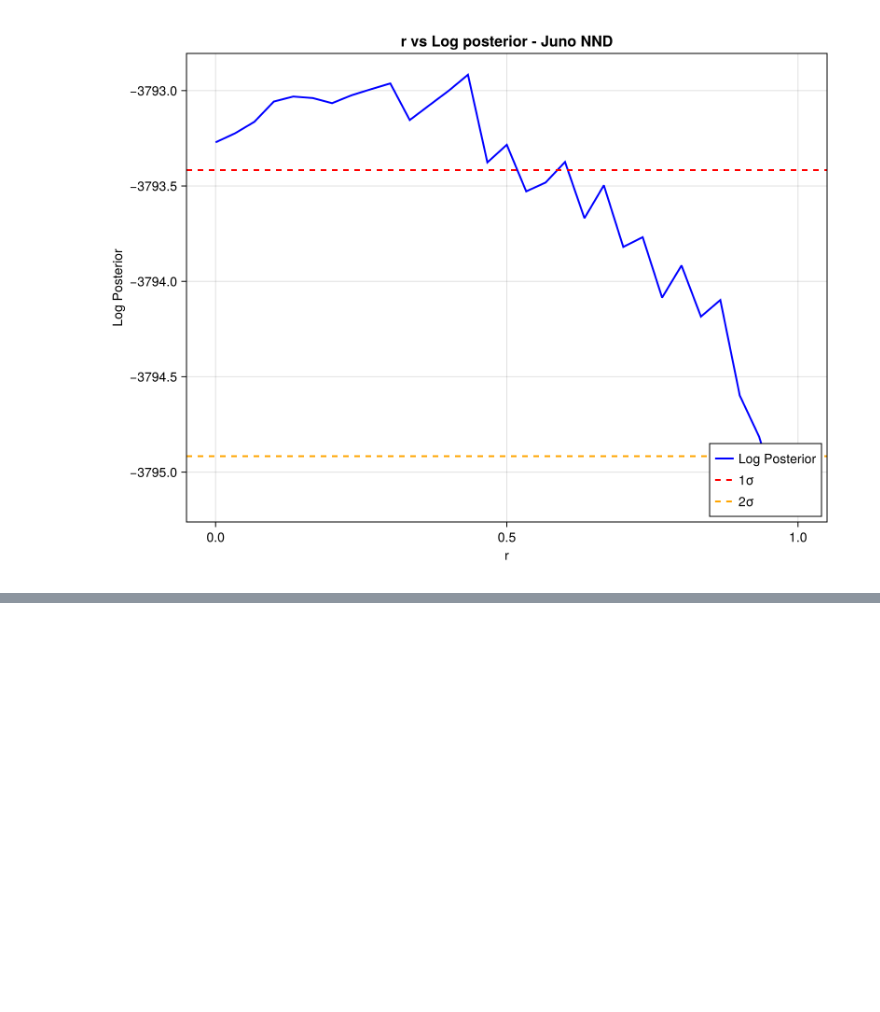
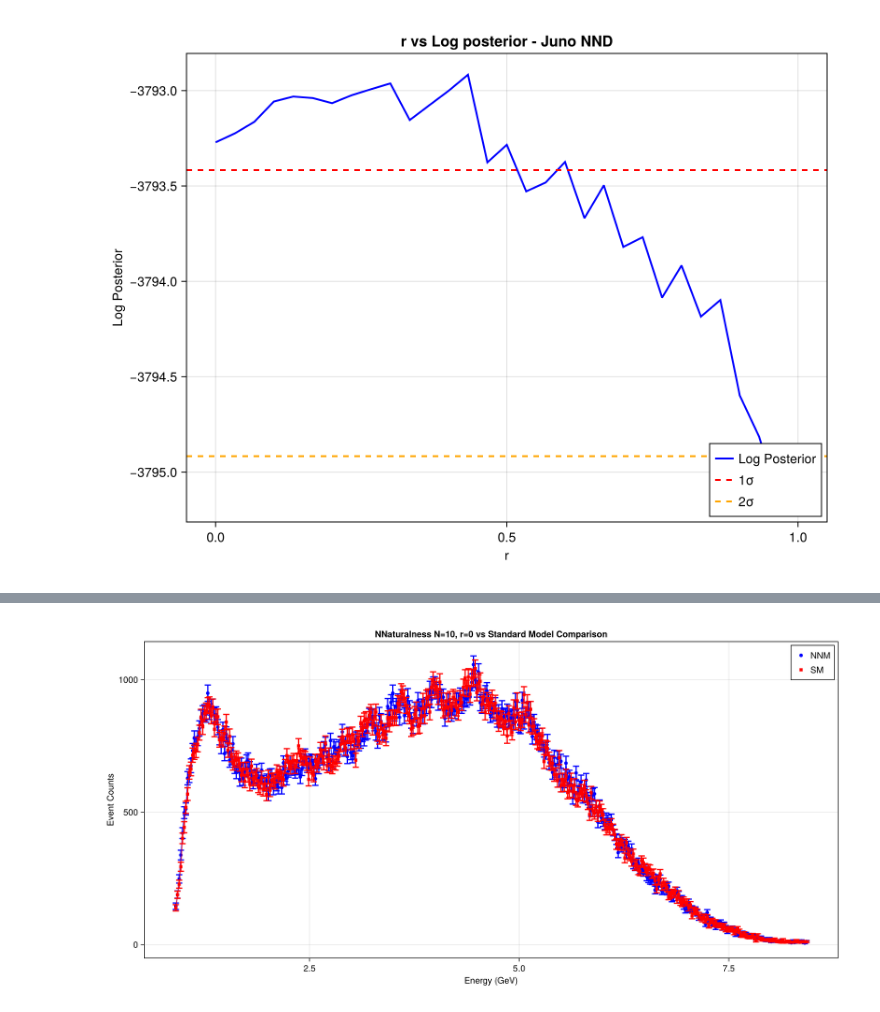
Before and after one commit to philippeller/Newtrinos.jl, a Jupyter notebook: notebooks/juno.ipynb, the cells around one changed output, grey strips where cells are left out. Drawn from its saved outputs; the diff is of its cells as text; code cells hidden in the pictures; blank space fills up the shorter version.

```diff
--- a/notebooks/juno.ipynb
+++ b/notebooks/juno.ipynb
@@ -214,0 +238,2 @@ display("image/png", fig)
+# %%
+p = Newtrinos.get_params(experiments)
@@ -214,0 +242,4 @@ display("image/png", fig)
+# %%
+toy_data_NN = Newtrinos.generate_toy_data(experiments.juno, p)
+poisson_err_NN=sqrt.(toy_data_NN)
+energy= experiments.juno.assets.E_bins_visible
@@ -214,0 +284,2 @@ display("image/png", fig)
+# %%
+p_SM= Newtrinos.get_params(experiments_SM)
@@ -214,0 +288,3 @@ display("image/png", fig)
+# %%
+toy_data_SM = Newtrinos.generate_toy_data(experiments_SM.juno, p_SM)
+poisson_err_SM=sqrt.(toy_data_SM)
@@ -214,0 +309,40 @@ display("image/png", fig)
+# %%
+using CairoMakie
+
+# Create the figure
+fig = Figure(size = (1200, 600))
+ax = Axis(fig[1, 1],
+    xlabel = "Energy (GeV)",
+    ylabel = "Event Counts",
+    title = "NNaturalness N=10, r=0 vs Standard Model Comparison")
+
+# Plot both datasets with error bars
+errorbars!(ax, energy, toy_data_NN, poisson_err_NN,
+          color = :blue, linewidth = 2, whiskerwidth = 10)
+scatter!(ax, energy, toy_data_NN,
+        color = :blue, markersize = 8, label = "NNM")
+lines!(ax, energy, toy_data_NN,
+       color = :blue, linewidth = 1.5, alpha = 0.7)
+
+errorbars!(ax, energy, toy_data_SM, poisson_err_SM,
+          color = :red, linewidth = 2, whiskerwidth = 10)
+scatter!(ax, energy, toy_data_SM,
+        color = :red, marker = :rect, markersize = 8, label = "SM")
+lines!(ax, energy, toy_data_SM,
+       color = :red, linewidth = 1.5, alpha = 0.7)
+
+# Add legend
+axislegend(ax, position = :rt)
+
+# Add grid
+ax.xgridvisible = true
+ax.ygridvisible = true
+ax.xgridcolor = (:black, 0.1)
+ax.ygridcolor = (:black, 0.1)
+
+# Show the plot
+display(fig)
+
+save("/home/sofialon/Newtrinos.jl/aug_plots/juno/juno_comp_N=10_r=0_NND_6.png", fig)
+# %% [output]
+[figure, added]
```
Also changed, not shown: parts of 14 cells of this notebook, 31 other files.
